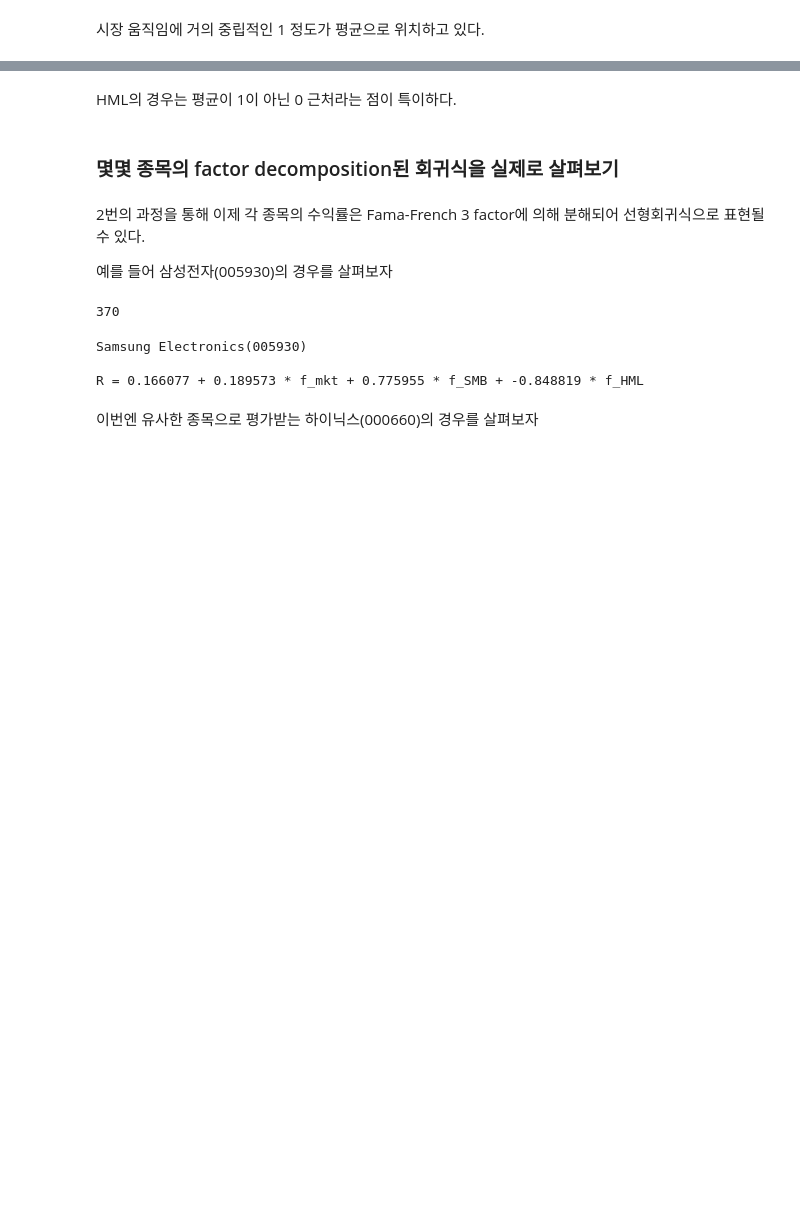
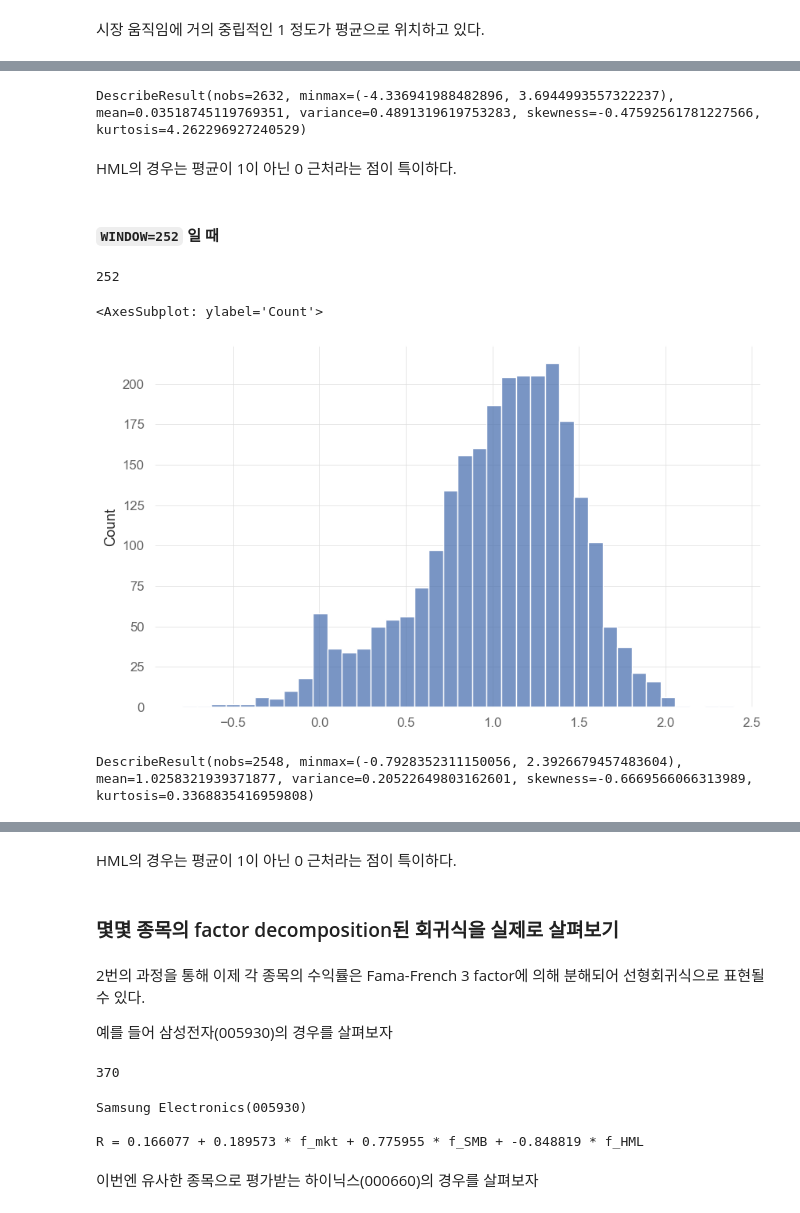
Before and after one commit to jaepil-choi/korquanttools, a Jupyter notebook: notebooks/factor_research.ipynb, the cells around one changed output, grey strips where cells are left out. Drawn from its saved outputs; the diff is of its cells as text; code cells hidden in the pictures; blank space fills up the shorter version.

```diff
--- a/notebooks/factor_research.ipynb
+++ b/notebooks/factor_research.ipynb
@@ -712,0 +781,21 @@ sns.histplot(HML_betas)
+# %%
+scipy.stats.describe(HML_betas)
+# %% [output]
+DescribeResult(nobs=2632, minmax=(-4.336941988482896, 3.6944993557322237), mean=0.03518745119769351, variance=0.4891319619753283, skewness=-0.47592561781227566, kurtosis=4.262296927240529)
+# %% [markdown]
+HML의 경우는 평균이 1이 아닌 0 근처라는 점이 특이하다.
+# %% [markdown]
+#### `WINDOW=252` 일 때
+# %%
+WINDOW
+# %% [output]
+252
+# %%
+sns.histplot(mkt_betas)
+# %% [output]
+<AxesSubplot: ylabel='Count'>
+[figure, added]
+# %%
+scipy.stats.describe(mkt_betas)
+# %% [output]
+DescribeResult(nobs=2548, minmax=(-0.7928352311150056, 2.3926679457483604), mean=1.0258321939371877, variance=0.20522649803162601, skewness=-0.6669566066313989, kurtosis=0.3368835416959808)
```
Also changed, not shown: parts of 34 cells of this notebook.
